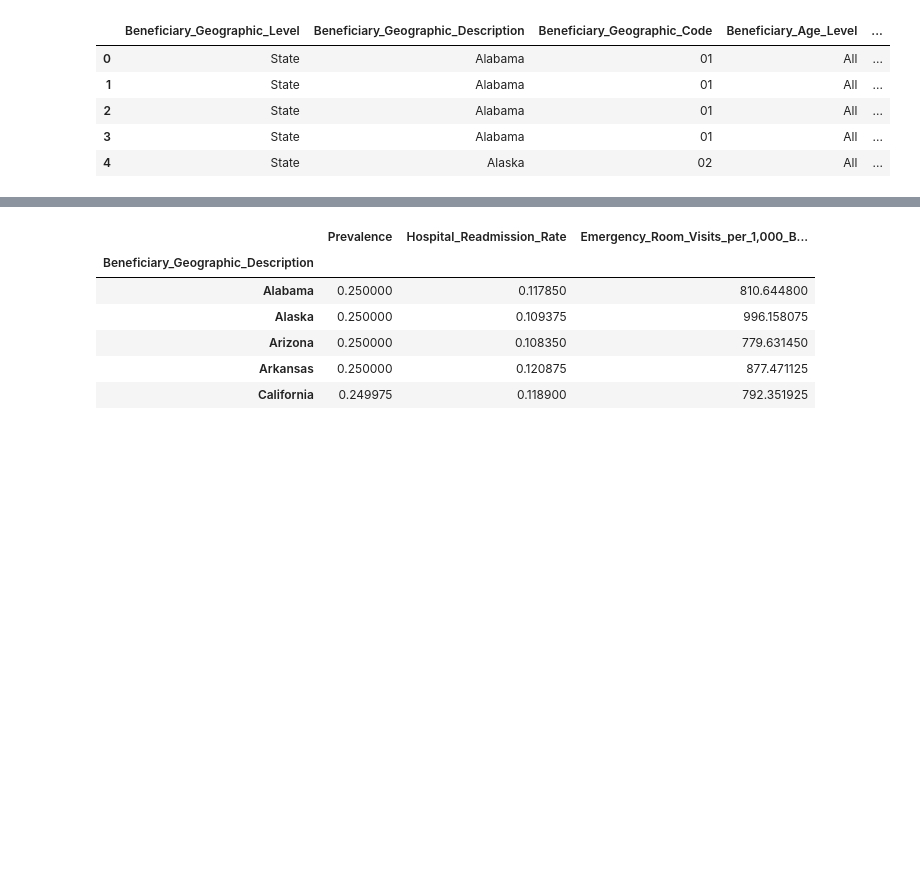
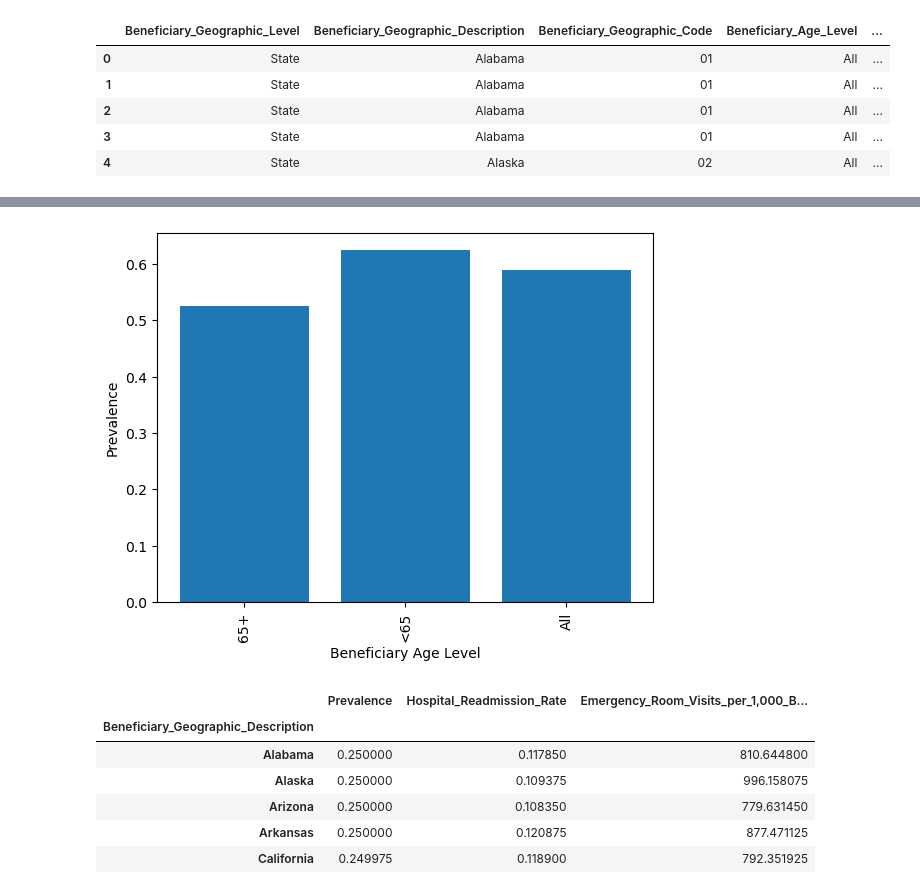
Before and after one commit to ShipraGupta16/UCB_Project_1, a Jupyter notebook: cms_2017.ipynb, the cells around one changed output, grey strips where cells are left out. Drawn from its saved outputs; the diff is of its cells as text; code cells hidden in the pictures; blank space fills up the shorter version.

Commit message:
adding Fiza's plot

```diff
--- a/cms_2017.ipynb
+++ b/cms_2017.ipynb
@@ -424,3 +439,14 @@ mcc_df_state_all_df.head()
+# %%
+# Demographic associated with MCCs
+mcc_subset_state_df = mcc_df.loc[mcc_df["Beneficiary_Geographic_Level"] == "State"]
+mcc_subset_state_df.head()
+plt.bar(mcc_subset_state_df["Beneficiary_Age_Level"], mcc_subset_state_df["Prevalence"])
+plt.xlabel("Beneficiary Age Level")
+plt.xticks(rotation=90)
+plt.ylabel("Prevalence")
+plt.show()
+# %% [output]
+[figure, added]
 # %%
 # aggregate across all multiple chronic conditions counts, get mean for some columns
 mcc_df_totals_for_states_df = mcc_df_state_all_df.groupby("Beneficiary_Geographic_Description")["Prevalence", "Hospital_Readmission_Rate", "Emergency_Room_Visits_per_1,000_Beneficiaries"].mean()
```
Also changed, not shown: parts of 1 cell of this notebook.
